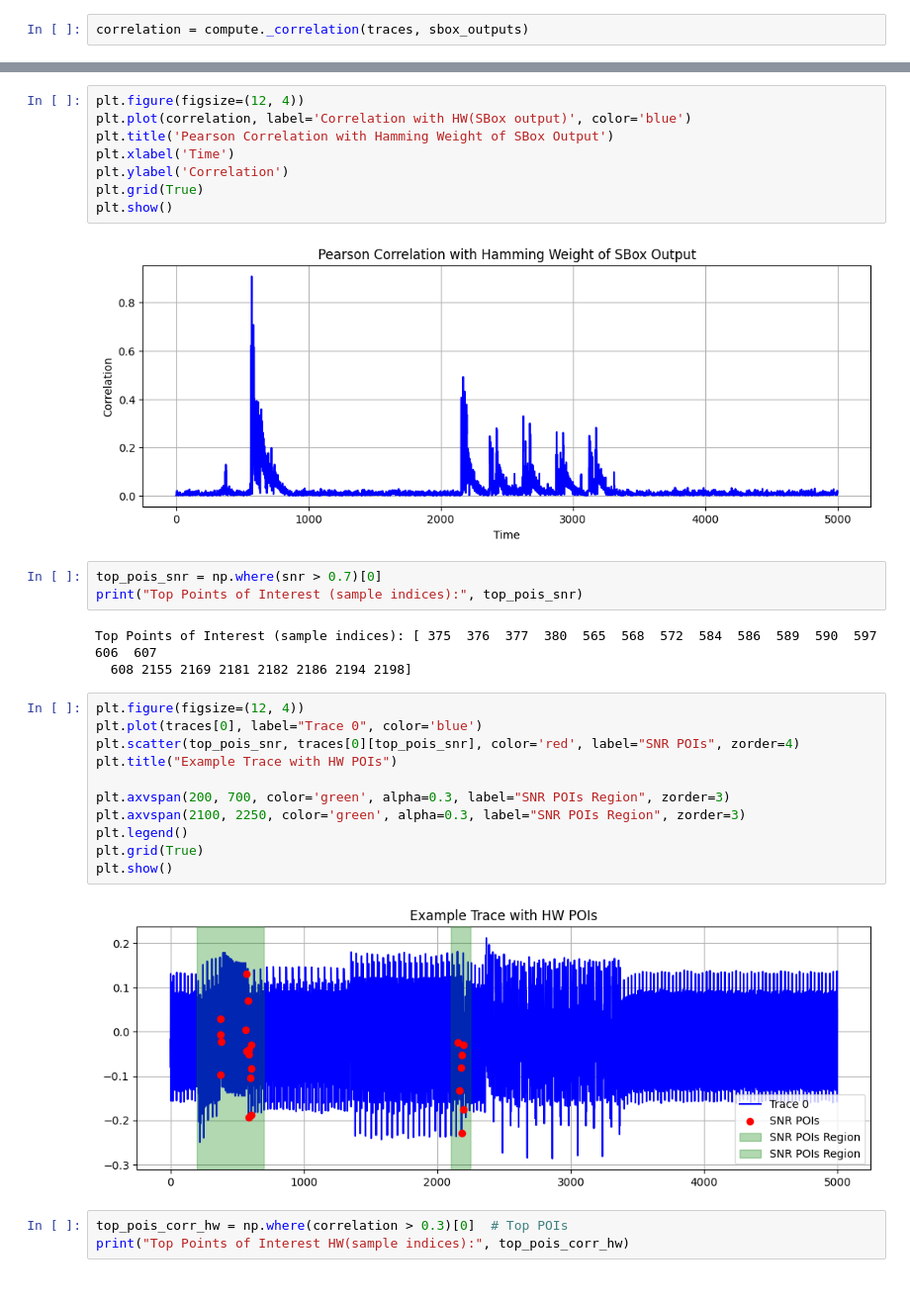
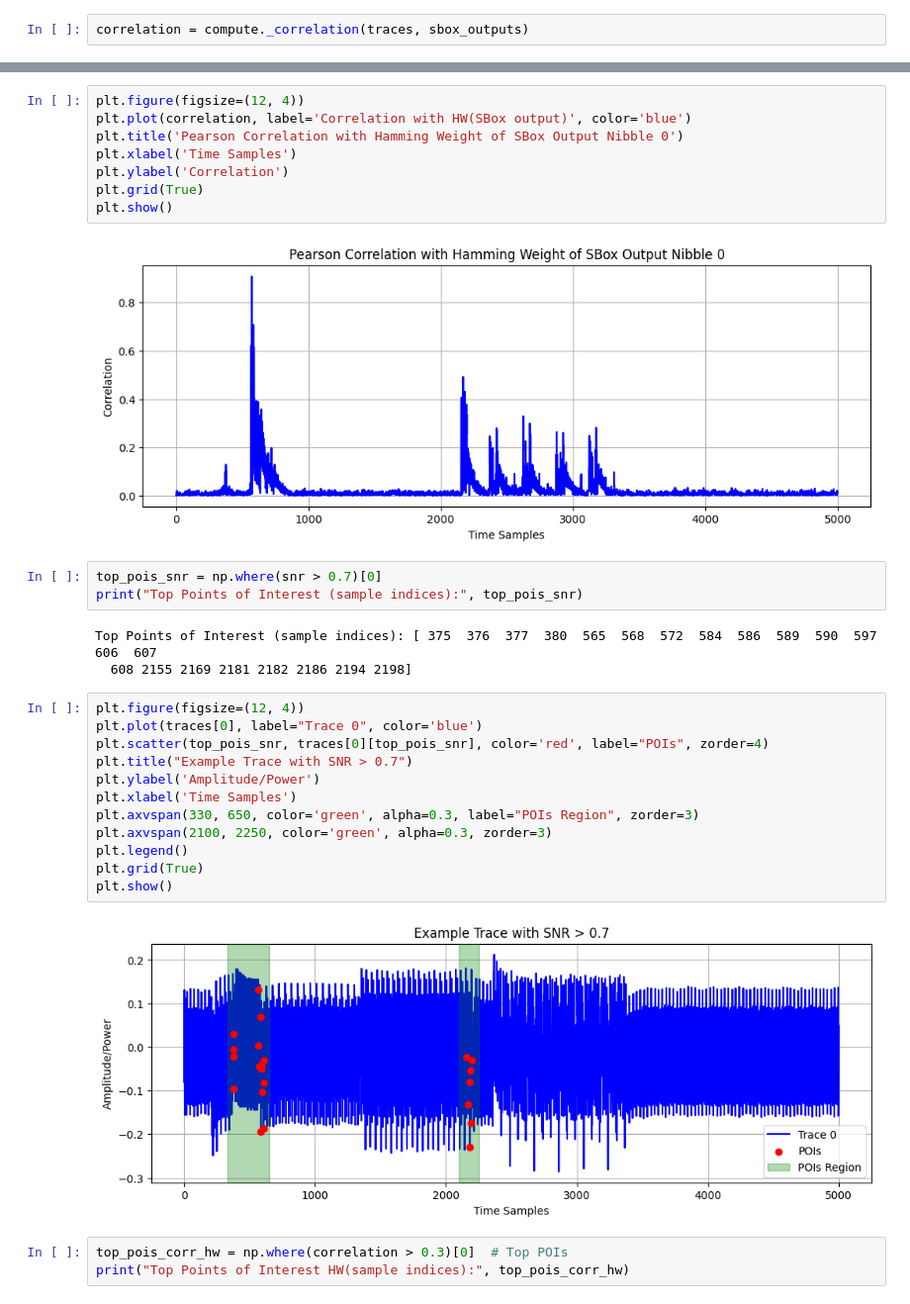
Before and after one commit to xtodorovic/ai-assisted-sca, a Jupyter notebook: research/trace_research_PRESENT.ipynb, the cells around one changed output, grey strips where cells are left out. Shown at 99% size. Cells and saved outputs as stored; diff of their text form.

Commit message:
changed naming for plots about POIs

```diff
--- a/research/trace_research_PRESENT.ipynb
+++ b/research/trace_research_PRESENT.ipynb
@@ -175,13 +175,13 @@ plt.show()
 # %%
 plt.figure(figsize=(12, 4))
 plt.plot(correlation, label='Correlation with HW(SBox output)', color='blue')
-plt.title('Pearson Correlation with Hamming Weight of SBox Output')
-plt.xlabel('Time')
+plt.title('Pearson Correlation with Hamming Weight of SBox Output Nibble 0')
+plt.xlabel('Time Samples')
 plt.ylabel('Correlation')
 plt.grid(True)
 plt.show()
 # %% [output]
-[figure, old version]
+[figure, new version]
 # %%
 top_pois_snr = np.where(snr > 0.7)[0]
 print("Top Points of Interest (sample indices):", top_pois_snr)
@@ -191,16 +191,17 @@ Top Points of Interest (sample indices): [ 375  376  377  380  565  568  572  58
 # %%
 plt.figure(figsize=(12, 4))
 plt.plot(traces[0], label="Trace 0", color='blue')
-plt.scatter(top_pois_snr, traces[0][top_pois_snr], color='red', label="SNR POIs", zorder=4)
-plt.title("Example Trace with HW POIs")
-
-plt.axvspan(200, 700, color='green', alpha=0.3, label="SNR POIs Region", zorder=3)
-plt.axvspan(2100, 2250, color='green', alpha=0.3, label="SNR POIs Region", zorder=3)
+plt.scatter(top_pois_snr, traces[0][top_pois_snr], color='red', label="POIs", zorder=4)
+plt.title("Example Trace with SNR > 0.7")
+plt.ylabel('Amplitude/Power')
+plt.xlabel('Time Samples')
+plt.axvspan(330, 650, color='green', alpha=0.3, label="POIs Region", zorder=3)
+plt.axvspan(2100, 2250, color='green', alpha=0.3, zorder=3)
 plt.legend()
 plt.grid(True)
 plt.show()
 # %% [output]
-[figure, old version]
+[figure, new version]
 # %%
 top_pois_corr_hw = np.where(correlation > 0.3)[0]  # Top POIs
 print("Top Points of Interest HW(sample indices):", top_pois_corr_hw)
```
Also changed, not shown: parts of 5 cells of this notebook, 1 other file.
